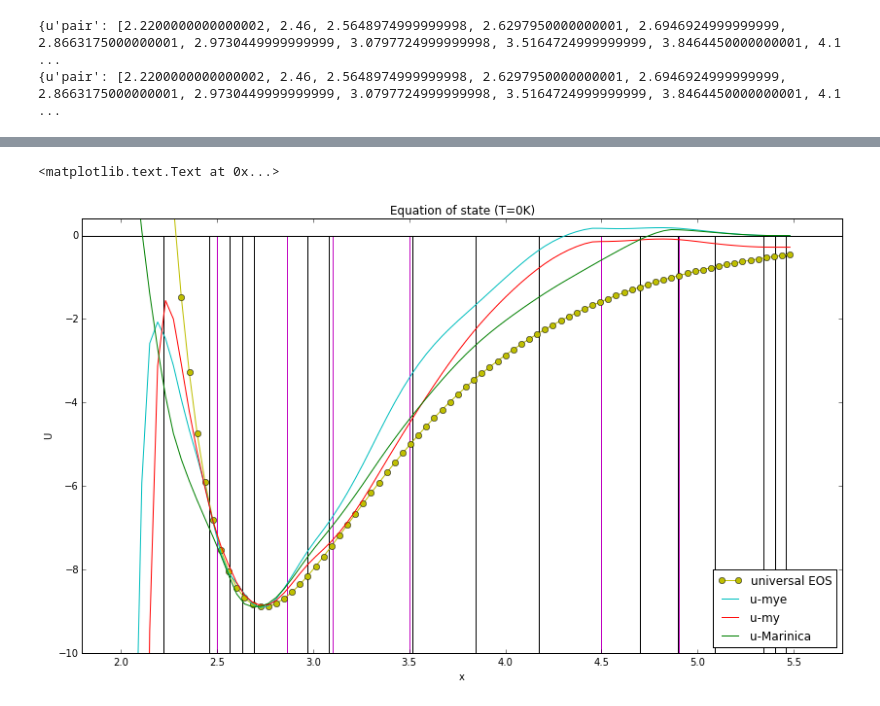
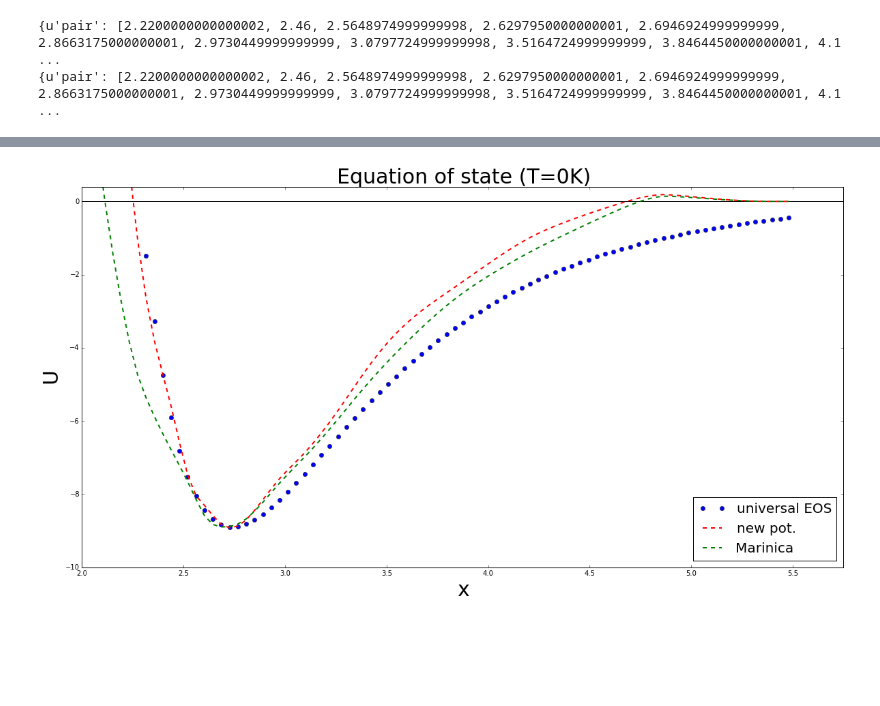
Before and after one commit to vlcekl/eam-models, a Jupyter notebook: notebooks/inspect_and_save.ipynb, the cells around one changed output, grey strips where cells are left out. Saved outputs shown, nothing was run; the diff lists cells and outputs as text; code cells hidden in the pictures; blank space fills up the shorter version.

```diff
--- a/notebooks/inspect_and_save.ipynb
+++ b/notebooks/inspect_and_save.ipynb
@@ -102,7 +102,7 @@ def downselect(stats_inp, pair_knots, edens_knots):
 pair_knots = [2.22, 2.46, 2.5648975,  2.629795 ,  2.6946925,  2.8663175,  2.973045 ,
         3.0797725,  3.5164725,  3.846445 ,  4.1764175,  4.700845 ,
         4.8953   ,  5.089755 ,  5.3429525,  5.401695 ,  5.4604375]
-edens_knots = [ 2.5, 2.8663175, 3.1,  3.5,  4.5, 4.9]
+edens_knots = [ 2.5, 2.8663175, 3.1,  3.5,  4.5, 4.9, 5.4604375]
 # %%
 stats = downselect(stats_all, pair_knots, edens_knots)
 print(stats['hyperparams'])
@@ -368,6 +387,6 @@ optimal_params
 # %%
 # select which parameters will be used for force field file
-n_params = [2, 17, 6, 0]
+n_params = [2, 17, 7, 0]
 optimal_list = []
 for par in optimal_params:
     optimal_list.append(to_param_dict(par[1], n_params))
@@ -436,33 +455,33 @@ ene_mye = eos_ene(2)
 ene_my = eos_ene(1)
 ene_mar = eos_ene(0)
 # %%
-plt.figure(figsize=(14,8))
+plt.figure(figsize=(20,10))
 
-plt.title('Equation of state (T=0K)')
+plt.title('Equation of state (T=0K)', fontsize=30)
 
-plt.plot(ene_my[:,0]*2.74, [universal_eos(x, 'W') for x in ene_my[:,0]], 'yo-', label='universal EOS')
-plt.plot(ene_mye[:,0]*2.74, ene_mye[:,3]/128, label='u-mye', color='c')
-plt.plot(ene_my[:,0]*2.74, ene_my[:,3]/128 - 0.28, label='u-my', color='r')
-plt.plot(ene_mar[:,0]*2.74, ene_mar[:,3]/128, label='u-Marinica', color='g')
+plt.plot(ene_my[:,0]*2.74, [universal_eos(x, 'W') for x in ene_my[:,0]], 'bo', label='universal EOS')
+plt.plot(ene_mye[:,0]*2.74, ene_mye[:,3]/128,'--', lw=2, label='new pot.', color='r')
+#plt.plot(ene_my[:,0]*2.74, ene_my[:,3]/128 - 0.28, label='u-my', color='r')
+plt.plot(ene_mar[:,0]*2.74, ene_mar[:,3]/128,'--', lw=2, label='Marinica', color='g')
 #plt.scatter(stats['hyperparams']['pair'], np.zeros(len(stats['hyperparams']['pair'])))
-plt.vlines(stats['hyperparams']['pair']+[2.22], -10, 0)
-plt.vlines(stats['hyperparams']['edens'], -10, 0, colors='m')
+#plt.vlines(stats['hyperparams']['pair']+[2.22], -10, 0)
+#plt.vlines(stats['hyperparams']['edens'], -10, 0, colors='m')
 
 #plt.vlines(np.linspace(2.25, 5.5, 14), -10, 0, colors='r')
 #plt.vlines([2.26, 2.5 , 2.66, 2.74, 2.86, 3.06, 3.30, 3.62 , 3.9, 4.22, 4.54, 4.86, 5.18, 5.5], -10, 0, colors='g')
 
 plt.hlines(0.0,0.5,6.0,lw=1)
-plt.legend(loc='best')
-plt.xlim(1.8, 5.75)
+plt.legend(loc='best', fontsize=20)
+plt.xlim(2.0, 5.75)
 #plt.xlim(2.6, 2.85)
 plt.ylim(-10,0.4)
 #plt.ylim(-9.,-8.5)
 
-plt.xlabel('x')
-plt.ylabel(r'U')
+plt.xlabel('x', fontsize=30)
+plt.ylabel(r'U', fontsize=30)
+plt.savefig(os.path.join(reports, 'universal_eos'+'.png'))
 # %% [output]
-<matplotlib.text.Text at 0x...>
-[figure, old version]
+[figure, new version]
 # %%
 [(key, targets[key]['weight']) for key in targets]
 # %% [output]
```
Also changed, not shown: parts of 17 cells of this notebook, 32 other files.
